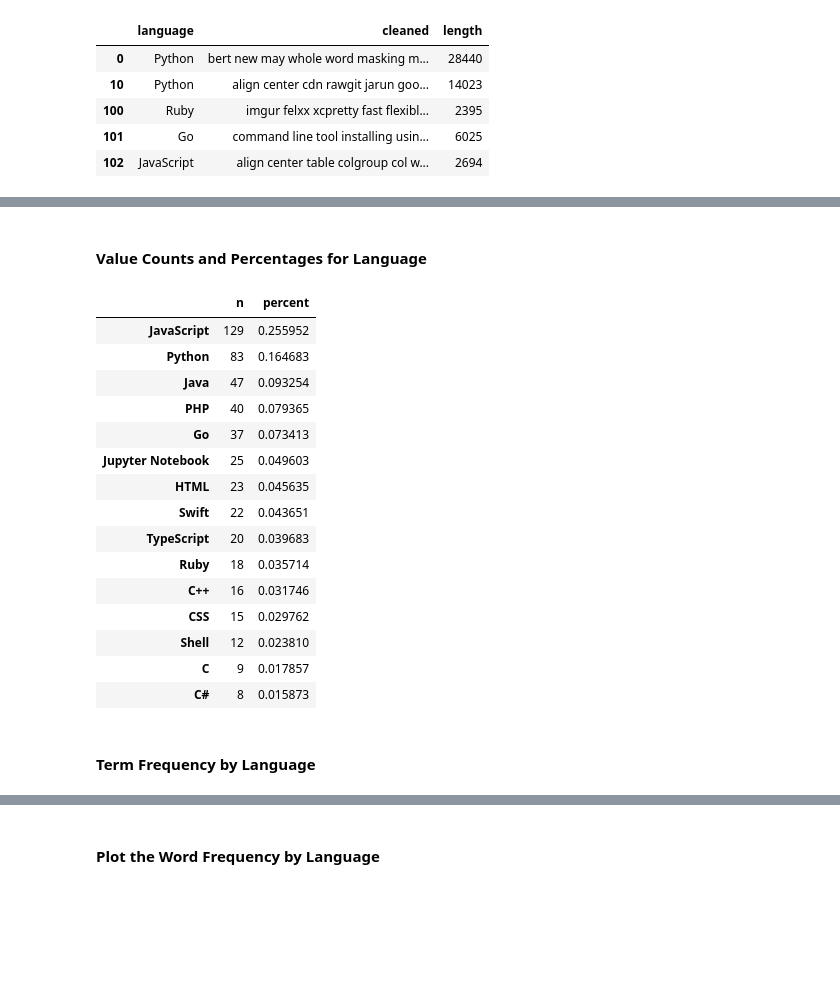
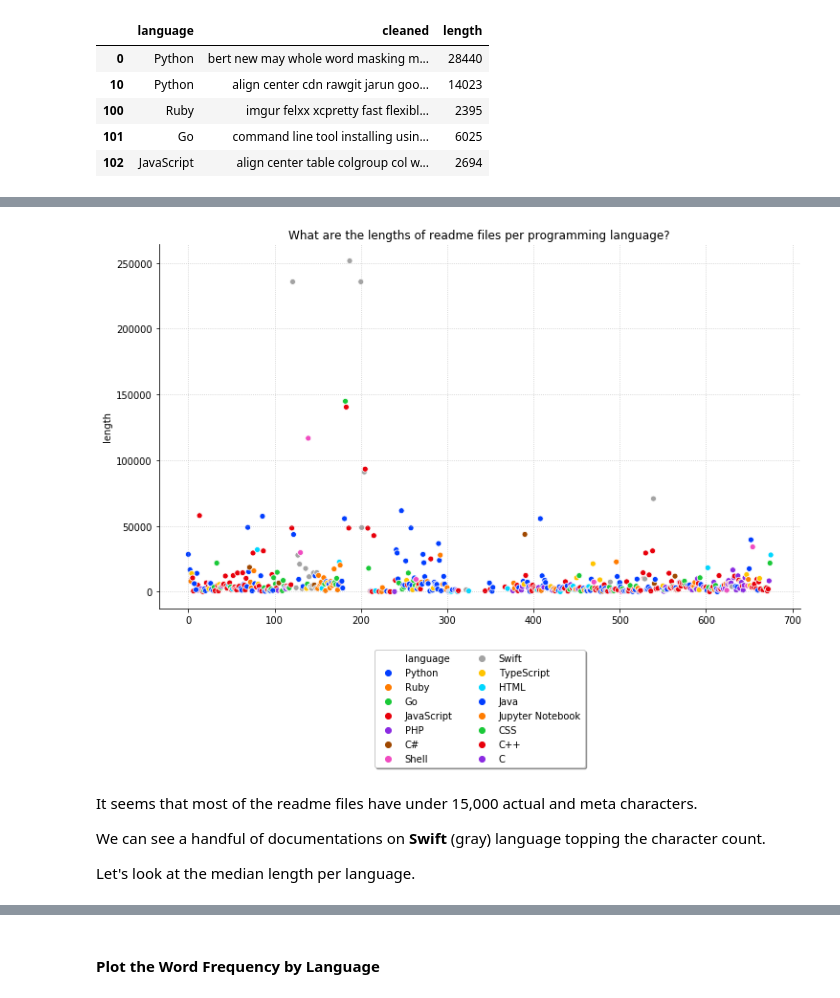
Before and after one commit to pellegrino-nlp/nlp_project, a Jupyter notebook: working_file.ipynb, the cells around one changed output, grey strips where cells are left out. Drawn from its saved outputs; the diff is of its cells as text; code cells hidden in the pictures; blank space fills up the shorter version.

```diff
--- a/working_file.ipynb
+++ b/working_file.ipynb
@@ -261,25 +256,17 @@ plt.show()
-# %% [markdown]
-#### Value Counts and Percentages for Language
-# %%
-pd.concat(
-    [dfx.language.value_counts(), dfx.language.value_counts(normalize=True)], axis=1
-    ).set_axis(['n', 'percent'], axis=1, inplace=False)
-# %% [output]
-|  | n | percent |
-| JavaScript | 129 | 0.255952 |
-| Python | 83 | 0.164683 |
-| Java | 47 | 0.093254 |
-| PHP | 40 | 0.079365 |
-| Go | 37 | 0.073413 |
-| Jupyter Notebook | 25 | 0.049603 |
-| HTML | 23 | 0.045635 |
-| Swift | 22 | 0.043651 |
-| TypeScript | 20 | 0.039683 |
-| Ruby | 18 | 0.035714 |
-| C++ | 16 | 0.031746 |
-| CSS | 15 | 0.029762 |
-| Shell | 12 | 0.023810 |
-| C | 9 | 0.017857 |
-| C# | 8 | 0.015873 |
-# %% [markdown]
-#### Term Frequency by Language
+# %%
+plt.figure(figsize=(12,7))
+ax = plt.subplot(111)
+
+plt.title("What are the lengths of readme files per programming language?")
+sns.scatterplot(y=df_len.length, x=df_len.index,hue=df_len.language)
+
+ax.legend(loc='upper center', bbox_to_anchor=(0.5, -0.1), shadow=True, ncol=2)
+plt.show()
+# %% [output]
+[figure, added]
+# %% [markdown]
+It seems that most of the readme files have under 15,000 actual and meta characters.
+
+We can see a handful of documentations on **Swift** (gray) language topping the character count.
+
+Let's look at the median length per language.
```
Also changed, not shown: parts of 63 cells of this notebook, 2 other files.
